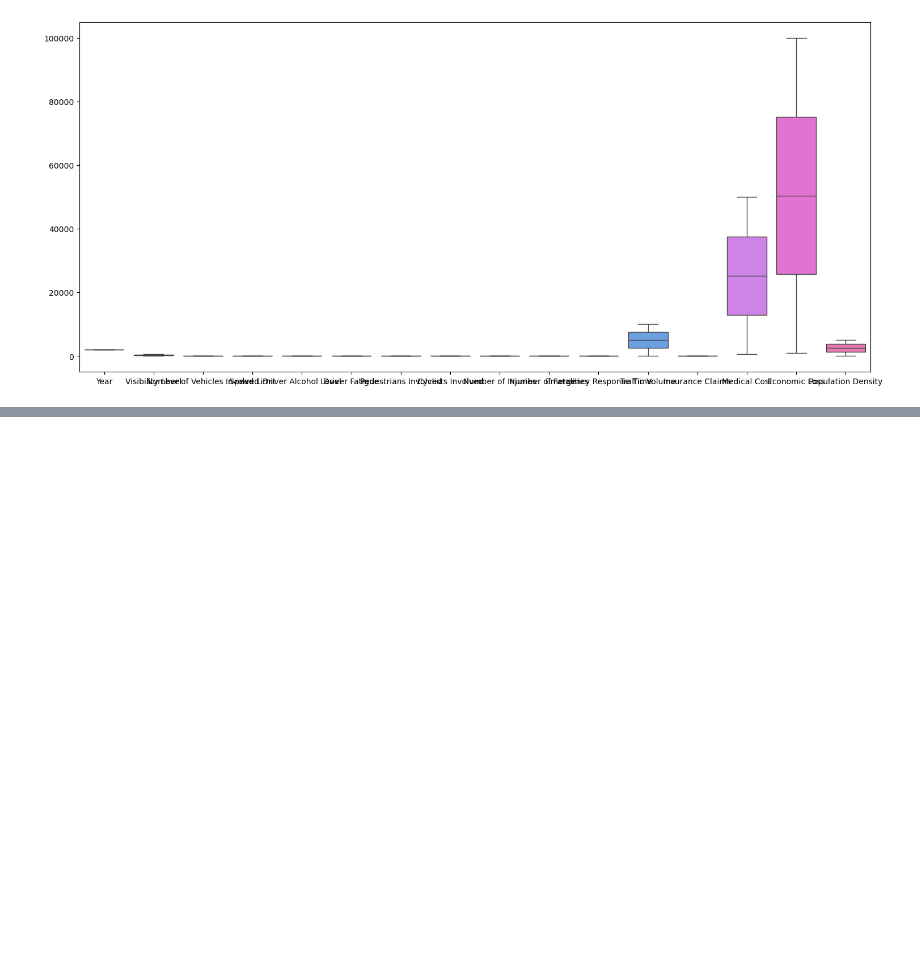
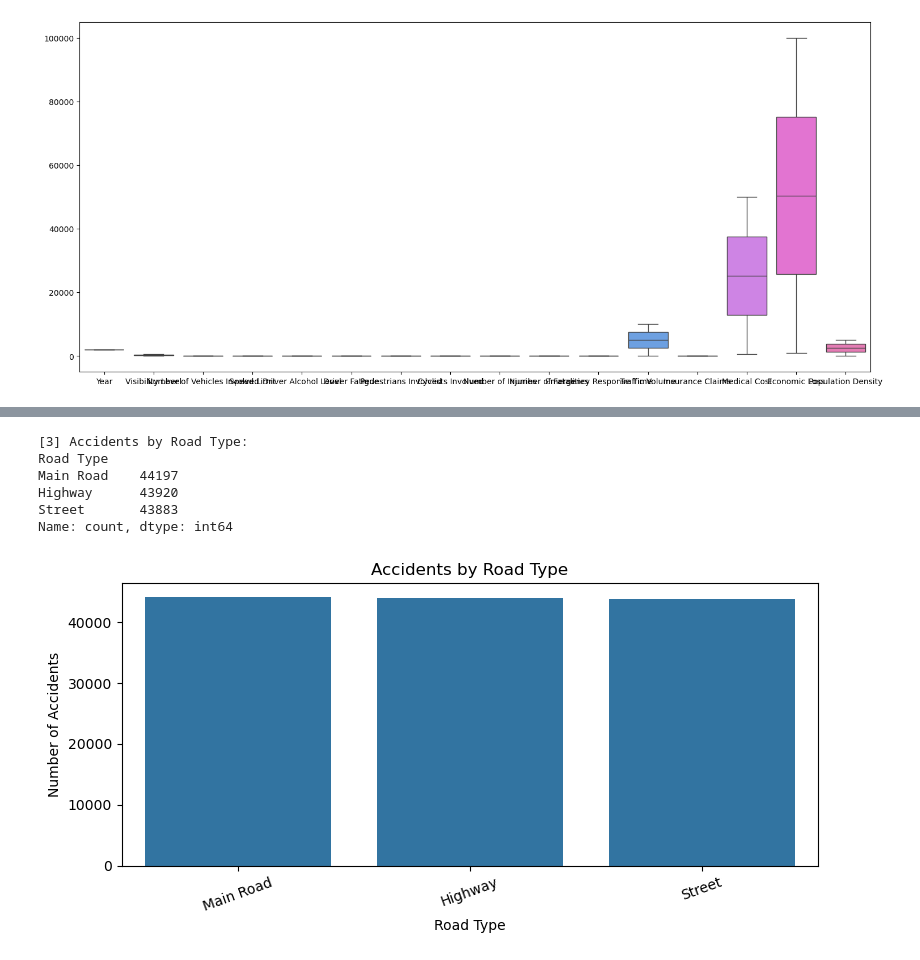
Before and after one commit to Roygautam8852/Global_Road_Accident_Analysis_Using_Python, a Jupyter notebook: global_road_accident_analysis.ipynb, the cells around one changed output, grey strips where cells are left out. Saved outputs shown, nothing was run; the diff lists cells and outputs as text; code cells hidden in the pictures; blank space fills up the shorter version.

```diff
--- a/global_road_accident_analysis.ipynb
+++ b/global_road_accident_analysis.ipynb
@@ -118,0 +181,21 @@ sns.boxplot(df)
+# %%
+road_counts = df["Road Type"].value_counts()
+print("\n[3] Accidents by Road Type:")
+print(road_counts)
+
+plt.figure(figsize=(8, 4))
+sns.barplot(x=road_counts.index, y=road_counts.values)
+plt.title("Accidents by Road Type")
+plt.xlabel("Road Type")
+plt.ylabel("Number of Accidents")
+plt.xticks(rotation=20)
+plt.tight_layout()
+plt.show()
+# %% [output]
+[3] Accidents by Road Type:
+Road Type
+Main Road    44197
+Highway      43920
+Street       43883
+Name: count, dtype: int64
+[figure, added]
```
Also changed, not shown: parts of 6 cells of this notebook.
